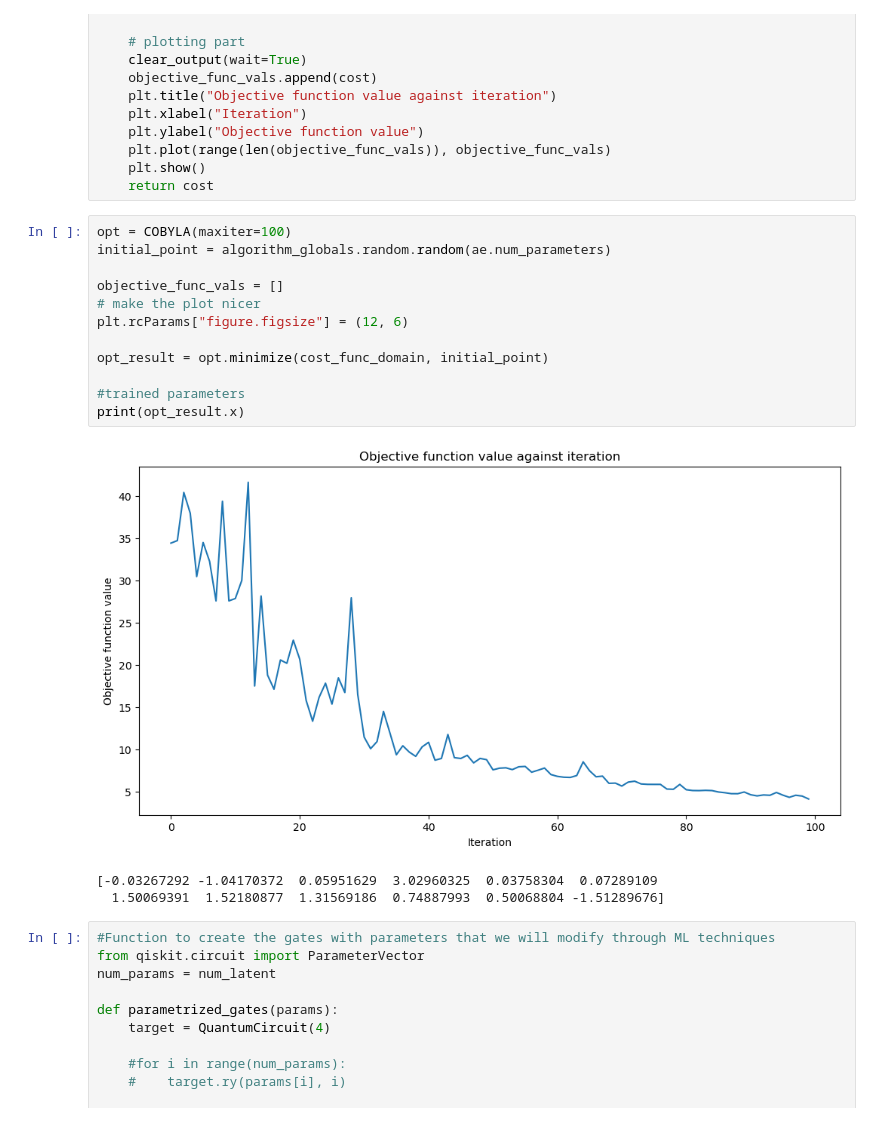
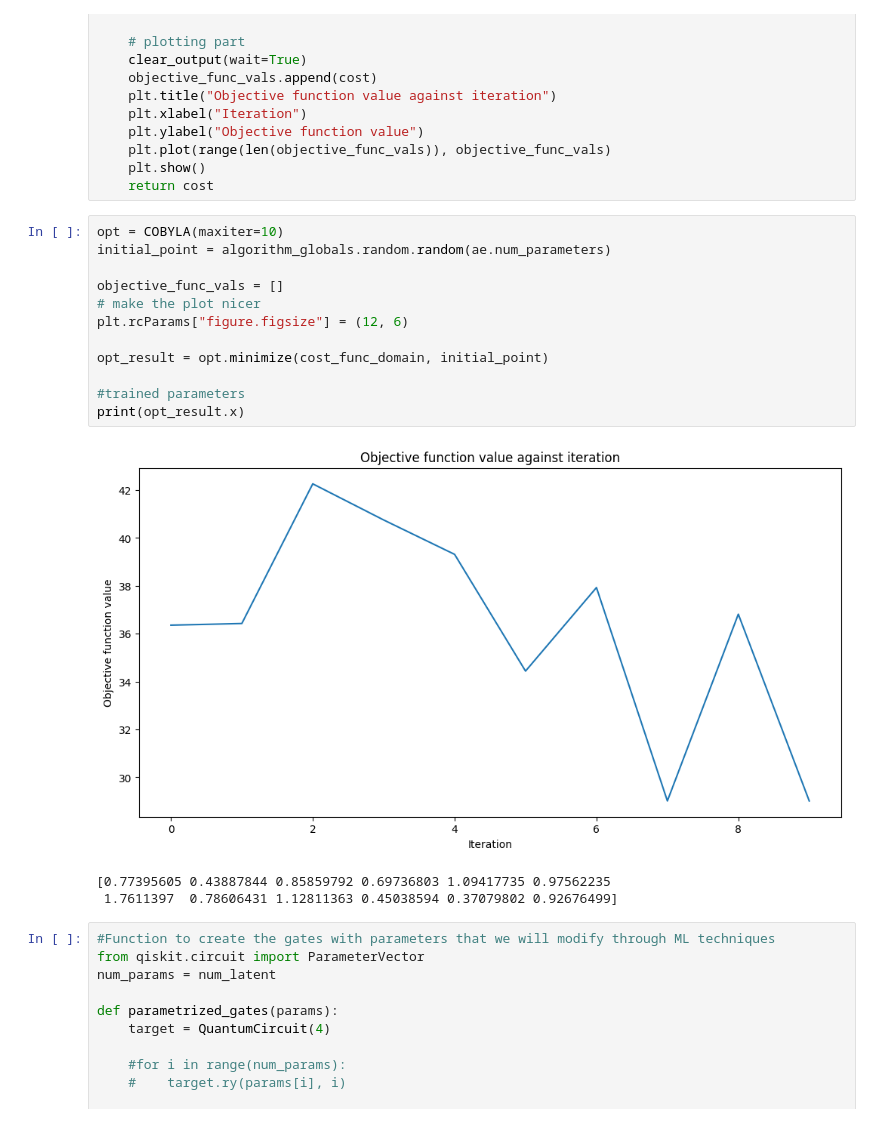
Before and after one commit to benjaminhagan/VIP_QML, a Jupyter notebook: Phase Encoder.ipynb, the cells around one changed output. Cells and saved outputs as stored; diff of their text form.

```diff
--- a/Phase Encoder.ipynb
+++ b/Phase Encoder.ipynb
@@ -190,21 +190,21 @@ def cost_func_domain(params_values):
     plt.show()
     return cost
 # %%
-opt = COBYLA(maxiter=100)
+opt = COBYLA(maxiter=10)
 initial_point = algorithm_globals.random.random(ae.num_parameters)
 
 objective_func_vals = []
 # make the plot nicer
 plt.rcParams["figure.figsize"] = (12, 6)
 
 opt_result = opt.minimize(cost_func_domain, initial_point)
 
 #trained parameters
 print(opt_result.x)
 # %% [output]
-[figure, old version]
+[figure, new version]
-[-0.03267292 -1.04170372  0.05951629  3.02960325  0.03758304  0.07289109
-  1.50069391  1.52180877  1.31569186  0.74887993  0.50068804 -1.51289676]
+[0.77395605 0.43887844 0.85859792 0.69736803 1.09417735 0.97562235
+ 1.7611397  0.78606431 1.12811363 0.45038594 0.37079802 0.92676499]
 # %%
 #Function to create the gates with parameters that we will modify through ML techniques
 from qiskit.circuit import ParameterVector
```
Also changed, not shown: parts of 5 cells of this notebook.
